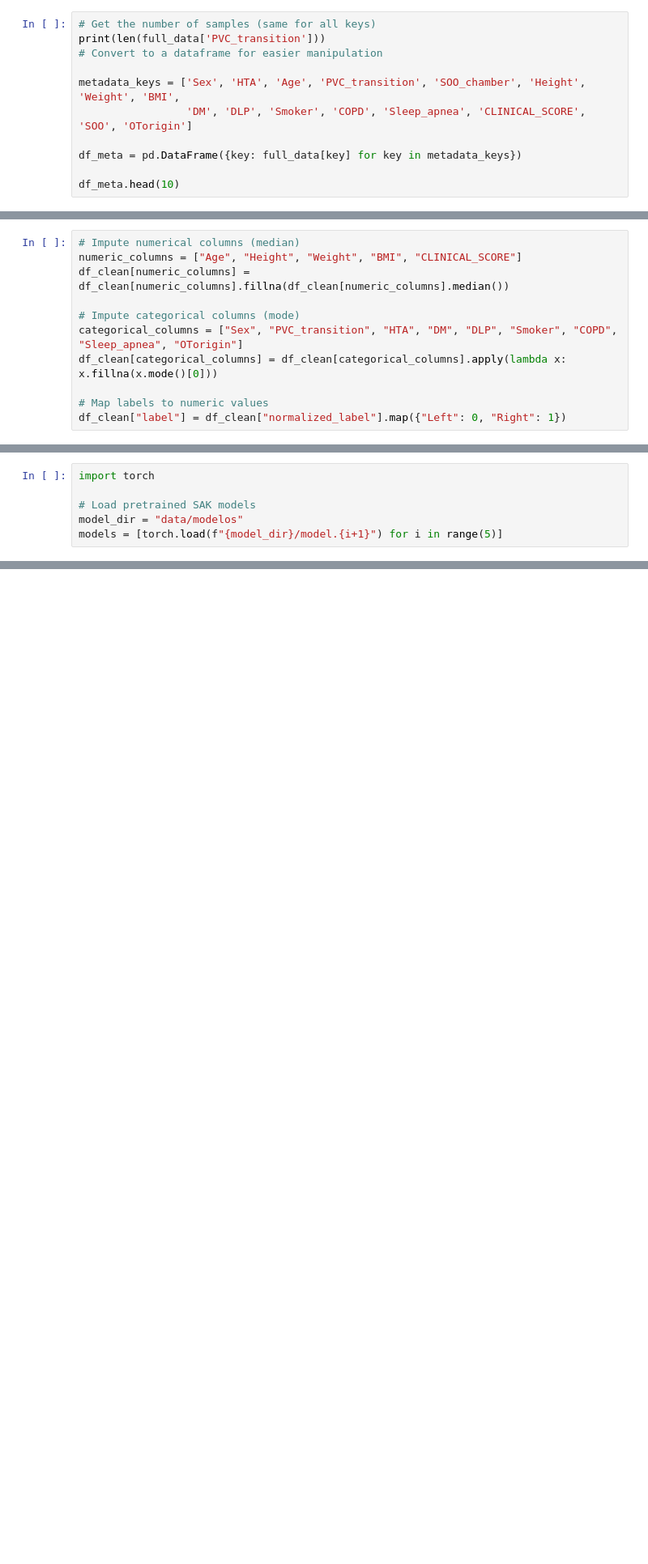
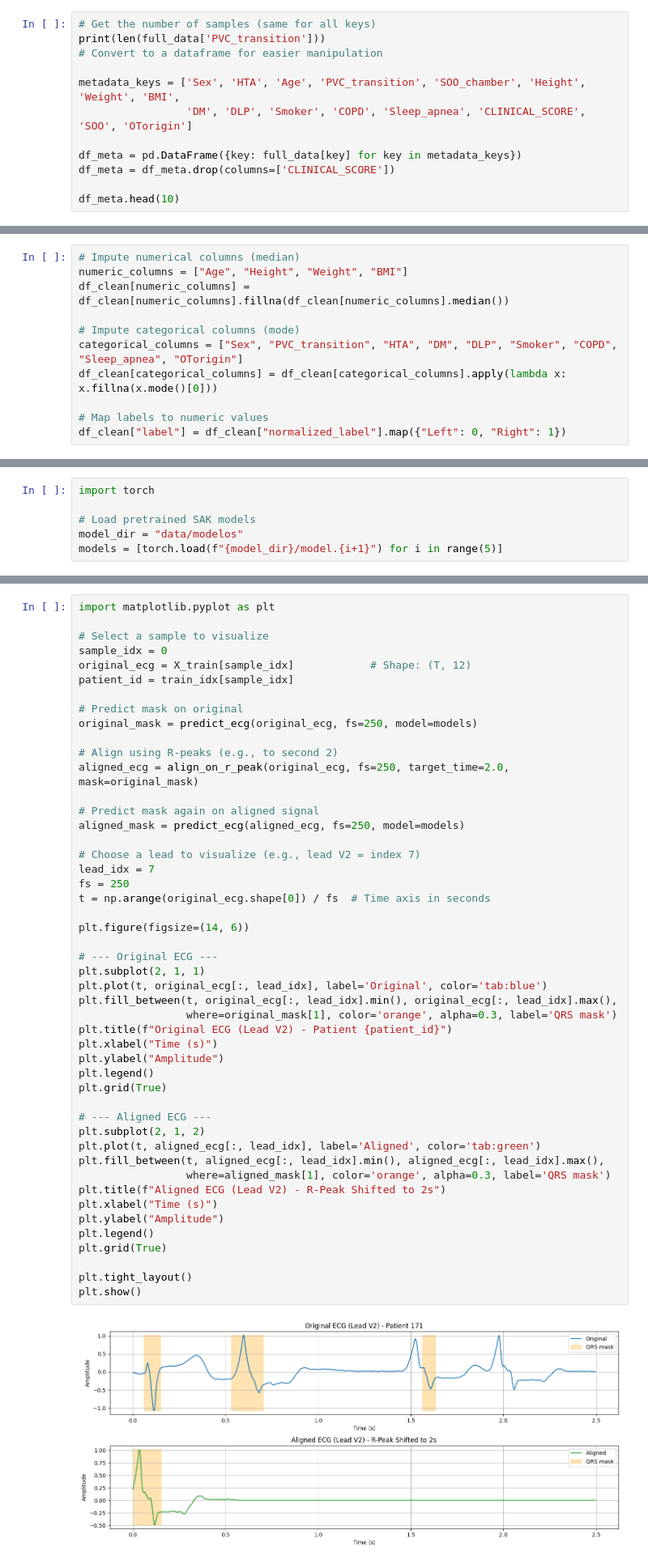
Before and after one commit to taniapazospuig/compbiomed-seminars, a Jupyter notebook: 01_small_dataset_preprocessing.ipynb, the cells around one changed output, grey strips where cells are left out. Shown: that part at 81% size. Cells and saved outputs as stored; diff of their text form; blank space fills up the shorter version.

Commit message:
rpeak alignment not working

```diff
--- a/01_small_dataset_preprocessing.ipynb
+++ b/01_small_dataset_preprocessing.ipynb
@@ -49,6 +49,7 @@ metadata_keys = ['Sex', 'HTA', 'Age', 'PVC_transition', 'SOO_chamber', 'Height',
                  'DM', 'DLP', 'Smoker', 'COPD', 'Sleep_apnea', 'CLINICAL_SCORE', 'SOO', 'OTorigin']
 
 df_meta = pd.DataFrame({key: full_data[key] for key in metadata_keys})
+df_meta = df_meta.drop(columns=['CLINICAL_SCORE'])
 
 df_meta.head(10)
 # %% [output]
@@ -273,7 +274,7 @@ memory usage: 25.3+ KB
 There are many missing values in different columns, so we must decide how to handle them. Since no columns have more than 40% missing values, we decided to impute them.
 # %%
 # Impute numerical columns (median)
-numeric_columns = ["Age", "Height", "Weight", "BMI", "CLINICAL_SCORE"]
+numeric_columns = ["Age", "Height", "Weight", "BMI"]
 df_clean[numeric_columns] = df_clean[numeric_columns].fillna(df_clean[numeric_columns].median())
 
 # Impute categorical columns (mode)
@@ -613,4 +674,54 @@ def extract_all_features(
     return feature_df
+# %%
+import matplotlib.pyplot as plt
+
+# Select a sample to visualize
+sample_idx = 0
+original_ecg = X_train[sample_idx]            # Shape: (T, 12)
+patient_id = train_idx[sample_idx]
+
+# Predict mask on original
+original_mask = predict_ecg(original_ecg, fs=250, model=models)
+
+# Align using R-peaks (e.g., to second 2)
+aligned_ecg = align_on_r_peak(original_ecg, fs=250, target_time=2.0, mask=original_mask)
+
+# Predict mask again on aligned signal
+aligned_mask = predict_ecg(aligned_ecg, fs=250, model=models)
+
+# Choose a lead to visualize (e.g., lead V2 = index 7)
+lead_idx = 7
+fs = 250
+t = np.arange(original_ecg.shape[0]) / fs  # Time axis in seconds
+
+plt.figure(figsize=(14, 6))
+
+# --- Original ECG ---
+plt.subplot(2, 1, 1)
+plt.plot(t, original_ecg[:, lead_idx], label='Original', color='tab:blue')
+plt.fill_between(t, original_ecg[:, lead_idx].min(), original_ecg[:, lead_idx].max(),
+                 where=original_mask[1], color='orange', alpha=0.3, label='QRS mask')
+plt.title(f"Original ECG (Lead V2) - Patient {patient_id}")
+plt.xlabel("Time (s)")
+plt.ylabel("Amplitude")
+plt.legend()
+plt.grid(True)
+
+# --- Aligned ECG ---
+plt.subplot(2, 1, 2)
+plt.plot(t, aligned_ecg[:, lead_idx], label='Aligned', color='tab:green')
+plt.fill_between(t, aligned_ecg[:, lead_idx].min(), aligned_ecg[:, lead_idx].max(),
+                 where=aligned_mask[1], color='orange', alpha=0.3, label='QRS mask')
+plt.title(f"Aligned ECG (Lead V2) - R-Peak Shifted to 2s")
+plt.xlabel("Time (s)")
+plt.ylabel("Amplitude")
+plt.legend()
+plt.grid(True)
+
+plt.tight_layout()
+plt.show()
+# %% [output]
+[figure, added]
 # %%
 # Extract features for the training set
 df_train_features = extract_all_features(X_train, train_idx, models)
```
Also changed, not shown: parts of 5 cells of this notebook.
